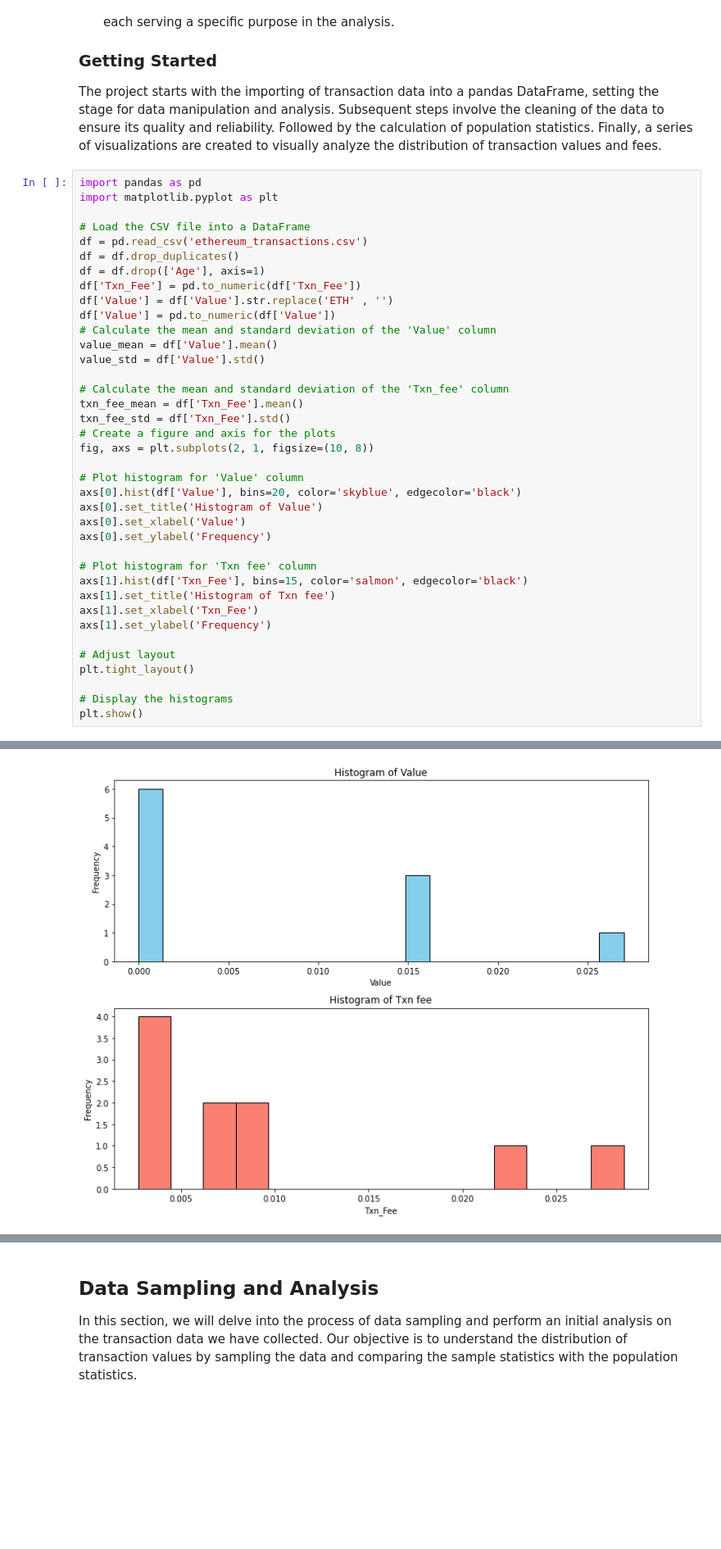
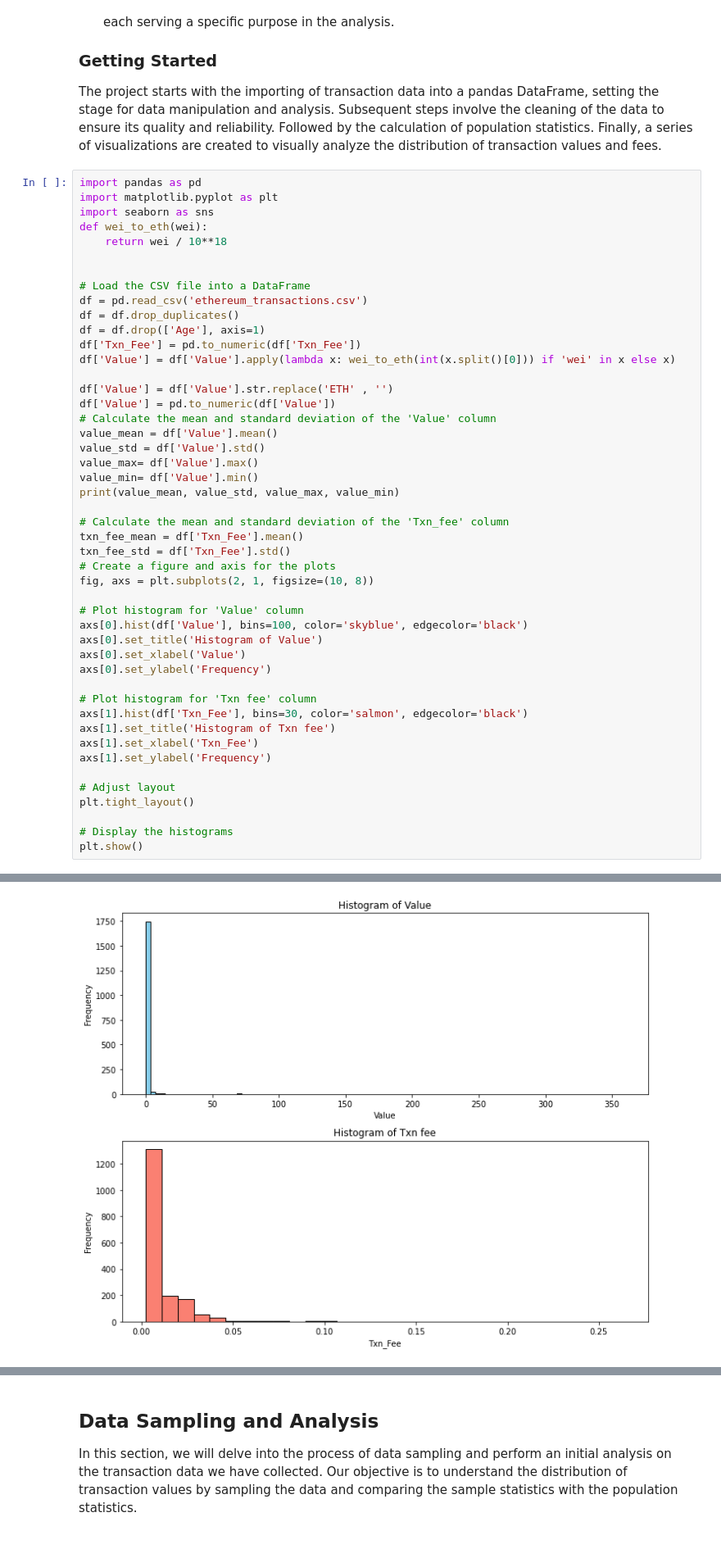
Before and after one commit to amirZZZkiller/DS-Course-Projects, a Jupyter notebook: CA0/Akbari_Baghestani_Jamali_DS4022_CA0.ipynb, the cells around one changed output, grey strips where cells are left out. Shown: that part at 82% size. Cells and saved outputs as stored; diff of their text form; blank space fills up the shorter version.

```diff
--- a/CA0/Akbari_Baghestani_Jamali_DS4022_CA0.ipynb
+++ b/CA0/Akbari_Baghestani_Jamali_DS4022_CA0.ipynb
@@ -190,17 +191,26 @@ The project starts with the importing of transaction data into a pandas DataFram
 # %%
 import pandas as pd
 import matplotlib.pyplot as plt
+import seaborn as sns
+def wei_to_eth(wei):
+    return wei / 10**18
+
 
 # Load the CSV file into a DataFrame
 df = pd.read_csv('ethereum_transactions.csv')
 df = df.drop_duplicates()
 df = df.drop(['Age'], axis=1)
 df['Txn_Fee'] = pd.to_numeric(df['Txn_Fee'])
+df['Value'] = df['Value'].apply(lambda x: wei_to_eth(int(x.split()[0])) if 'wei' in x else x)
+
 df['Value'] = df['Value'].str.replace('ETH' , '')
 df['Value'] = pd.to_numeric(df['Value'])
 # Calculate the mean and standard deviation of the 'Value' column
 value_mean = df['Value'].mean()
 value_std = df['Value'].std()
+value_max= df['Value'].max()
+value_min= df['Value'].min()
+print(value_mean, value_std, value_max, value_min)
 
 # Calculate the mean and standard deviation of the 'Txn_fee' column
 txn_fee_mean = df['Txn_Fee'].mean()
@@ -209,13 +219,13 @@ txn_fee_std = df['Txn_Fee'].std()
 fig, axs = plt.subplots(2, 1, figsize=(10, 8))
 
 # Plot histogram for 'Value' column
-axs[0].hist(df['Value'], bins=20, color='skyblue', edgecolor='black')
+axs[0].hist(df['Value'], bins=100, color='skyblue', edgecolor='black')
 axs[0].set_title('Histogram of Value')
 axs[0].set_xlabel('Value')
 axs[0].set_ylabel('Frequency')
 
 # Plot histogram for 'Txn fee' column
-axs[1].hist(df['Txn_Fee'], bins=15, color='salmon', edgecolor='black')
+axs[1].hist(df['Txn_Fee'], bins=30, color='salmon', edgecolor='black')
 axs[1].set_title('Histogram of Txn fee')
 axs[1].set_xlabel('Txn_Fee')
 axs[1].set_ylabel('Frequency')
@@ -229 +240 @@ plt.show()
-[figure, old version]
+[figure, new version]
```
Also changed, not shown: parts of 2 cells of this notebook, 1 other file.
